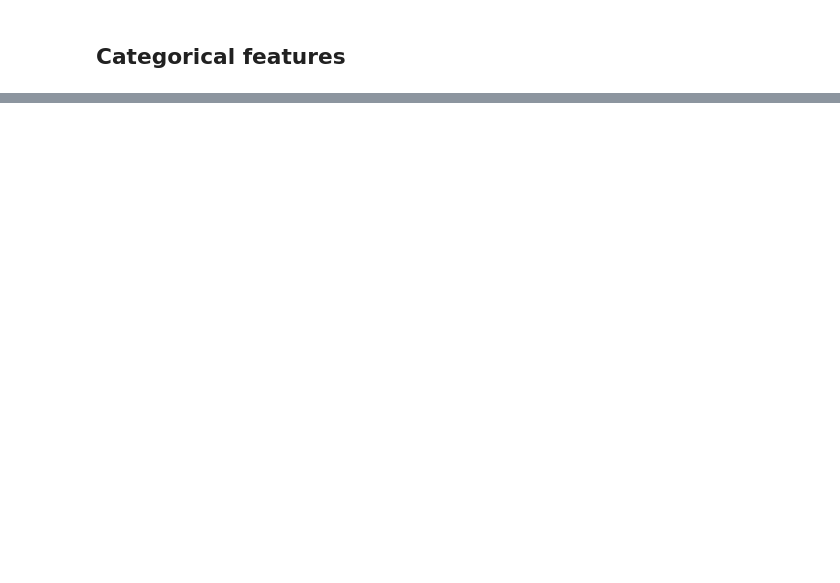
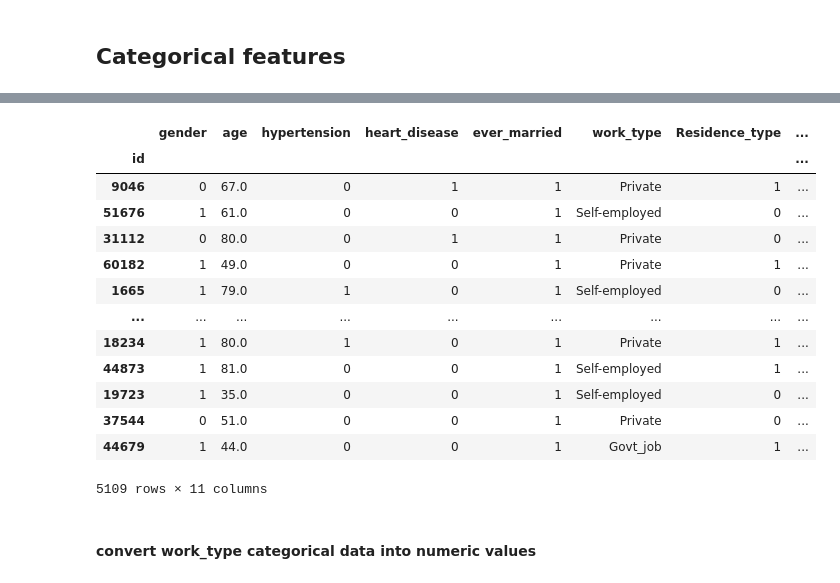
Before and after one commit to rotznmu/stroke_prediction_capstone, a Jupyter notebook: Stroke Prediction.ipynb, the cells around one changed output, grey strips where cells are left out. Cells and saved outputs as stored; diff of their text form; code cells hidden in the pictures; blank space fills up the shorter version.

```diff
--- a/Stroke Prediction.ipynb
+++ b/Stroke Prediction.ipynb
@@ -283,0 +512,20 @@ stroke_data.select_dtypes('object')
+# %%
+stroke_data = stroke_data[['gender', 'age', 'hypertension', 'heart_disease', 'ever_married', 'work_type', 'Residence_type', 'avg_glucose_level', 'bmi', 'smoking_status', 'stroke']]
+stroke_data
+# %% [output]
+|  | gender | age | hypertension | heart_disease | ever_married | work_type | Residence_type | ... |
+| id |  |  |  |  |  |  |  | ... |
+| 9046 | 0 | 67.0 | 0 | 1 | 1 | Private | 1 | ... |
+| 51676 | 1 | 61.0 | 0 | 0 | 1 | Self-employed | 0 | ... |
+| 31112 | 0 | 80.0 | 0 | 1 | 1 | Private | 0 | ... |
+| 60182 | 1 | 49.0 | 0 | 0 | 1 | Private | 1 | ... |
+| 1665 | 1 | 79.0 | 1 | 0 | 1 | Self-employed | 0 | ... |
+| ... | ... | ... | ... | ... | ... | ... | ... | ... |
+| 18234 | 1 | 80.0 | 1 | 0 | 1 | Private | 1 | ... |
+| 44873 | 1 | 81.0 | 0 | 0 | 1 | Self-employed | 1 | ... |
+| 19723 | 1 | 35.0 | 0 | 0 | 1 | Self-employed | 0 | ... |
+| 37544 | 0 | 51.0 | 0 | 0 | 1 | Private | 0 | ... |
+| 44679 | 1 | 44.0 | 0 | 0 | 1 | Govt_job | 1 | ... |
+5109 rows × 11 columns
+# %% [markdown]
+#### convert work_type categorical data into numeric values
```
Also changed, not shown: parts of 48 cells of this notebook.
